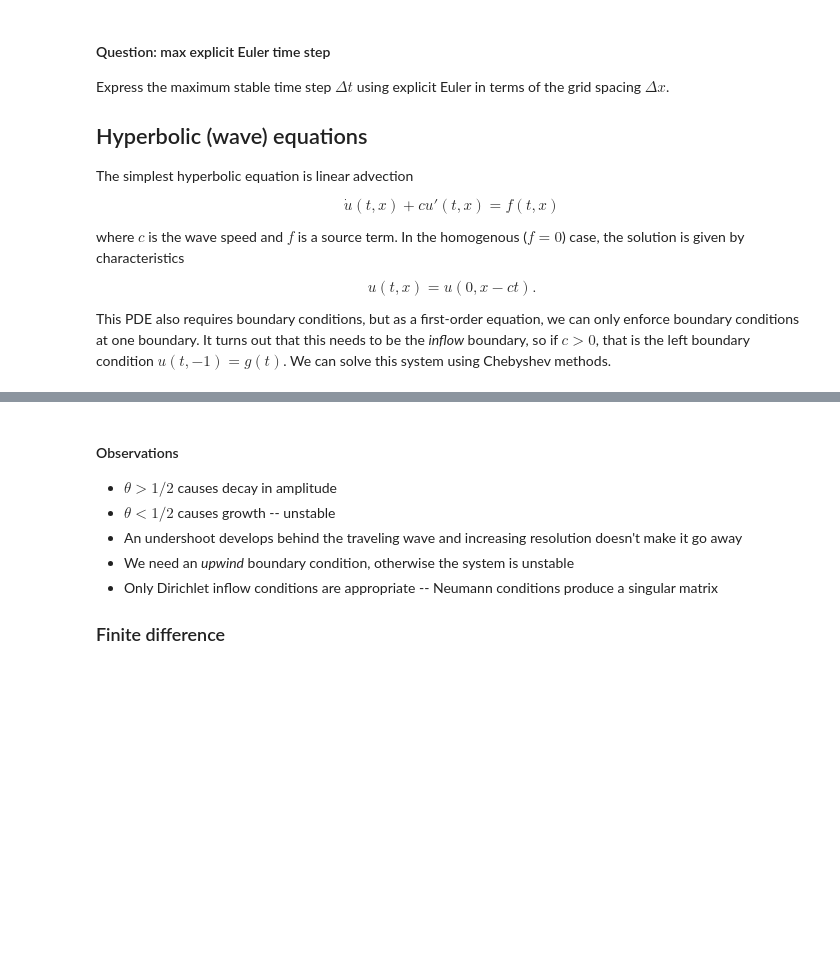
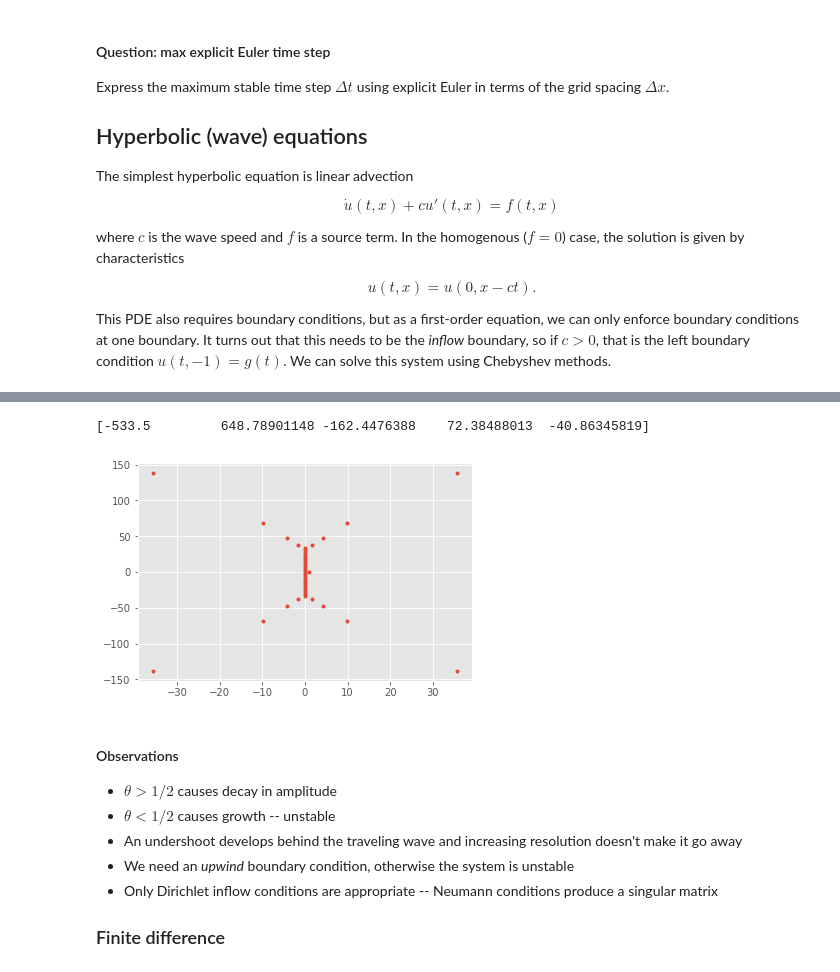
Before and after one commit to cu-numpde/numpde-fall2017, a Jupyter notebook: FDTransient.ipynb, the cells around one changed output, grey strips where cells are left out. Drawn from its saved outputs; the diff is of its cells as text; code cells hidden in the pictures; blank space fills up the shorter version.

```diff
--- a/FDTransient.ipynb
+++ b/FDTransient.ipynb
@@ -576,3 +576,10 @@ numpy.linalg.cond(A)
+# %%
+lam = numpy.linalg.eigvals(A[1:,1:])
+print(A[0,:5])
+pyplot.plot(lam.real, lam.imag, '.');
+# %% [output]
+[-533.5         648.78901148 -162.4476388    72.38488013  -40.86345819]
+[figure, added]
 # %% [markdown]
 #### Observations
 * $\theta > 1/2$ causes decay in amplitude
```
Also changed, not shown: parts of 15 cells of this notebook.
